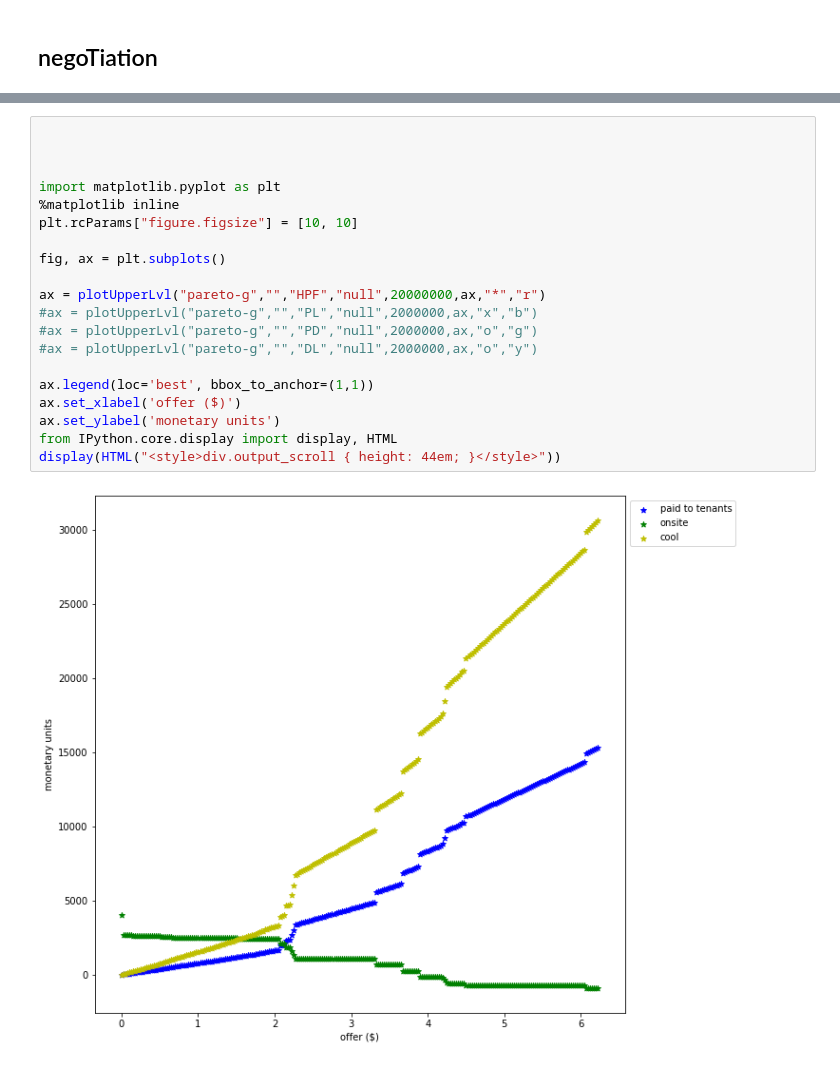
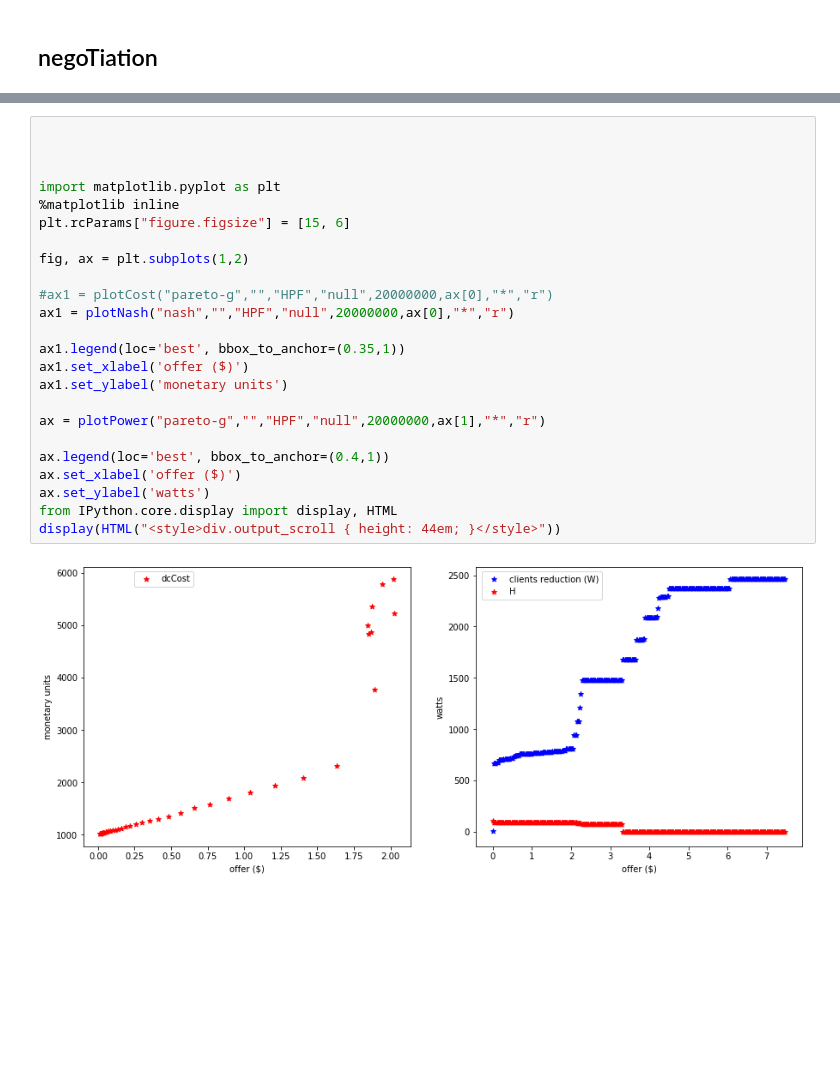
Before and after one commit to jonathan-murana/dras-simulator, a Jupyter notebook: notebooks/report1.ipynb, the cells around one changed output, grey strips where cells are left out. Saved outputs shown, nothing was run; the diff lists cells and outputs as text; blank space fills up the shorter version.

Commit message:
fixed nash with deltaH

```diff
--- a/notebooks/report1.ipynb
+++ b/notebooks/report1.ipynb
@@ -156,22 +225,26 @@ def plotUpperLvl(pattern1,pattern2,pattern3,lesspattern,upper_offer,ax,mark,colo
 # %%
 
 
 
 import matplotlib.pyplot as plt
 %matplotlib inline
-plt.rcParams["figure.figsize"] = [10, 10]
+plt.rcParams["figure.figsize"] = [15, 6]
 
-fig, ax = plt.subplots()
+fig, ax = plt.subplots(1,2)
 
-ax = plotUpperLvl("pareto-g","","HPF","null",20000000,ax,"*","r")
-#ax = plotUpperLvl("pareto-g","","PL","null",2000000,ax,"x","b")
-#ax = plotUpperLvl("pareto-g","","PD","null",2000000,ax,"o","g")
-#ax = plotUpperLvl("pareto-g","","DL","null",2000000,ax,"o","y")
+#ax1 = plotCost("pareto-g","","HPF","null",20000000,ax[0],"*","r")
+ax1 = plotNash("nash","","HPF","null",20000000,ax[0],"*","r")
 
-ax.legend(loc='best', bbox_to_anchor=(1,1))
+ax1.legend(loc='best', bbox_to_anchor=(0.35,1))
+ax1.set_xlabel('offer ($)')
+ax1.set_ylabel('monetary units')
+
+ax = plotPower("pareto-g","","HPF","null",20000000,ax[1],"*","r")
+
+ax.legend(loc='best', bbox_to_anchor=(0.4,1))
 ax.set_xlabel('offer ($)')
-ax.set_ylabel('monetary units')
+ax.set_ylabel('watts')
 from IPython.core.display import display, HTML
 display(HTML("<style>div.output_scroll { height: 44em; }</style>"))
 # %% [output]
-[figure, old version]
+[figure, new version]
```
Also changed, not shown: parts of 1 cell of this notebook, 8 other files.
